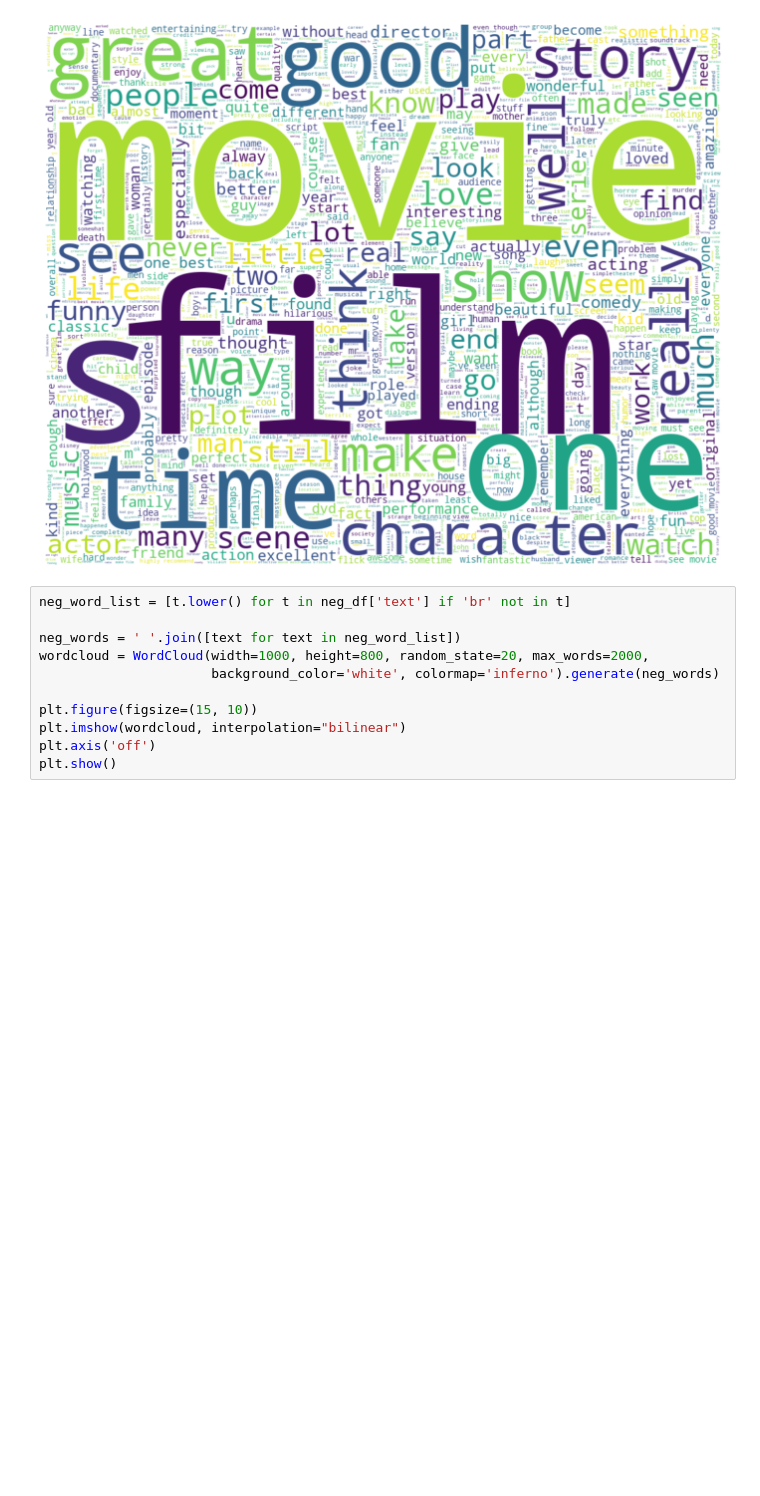
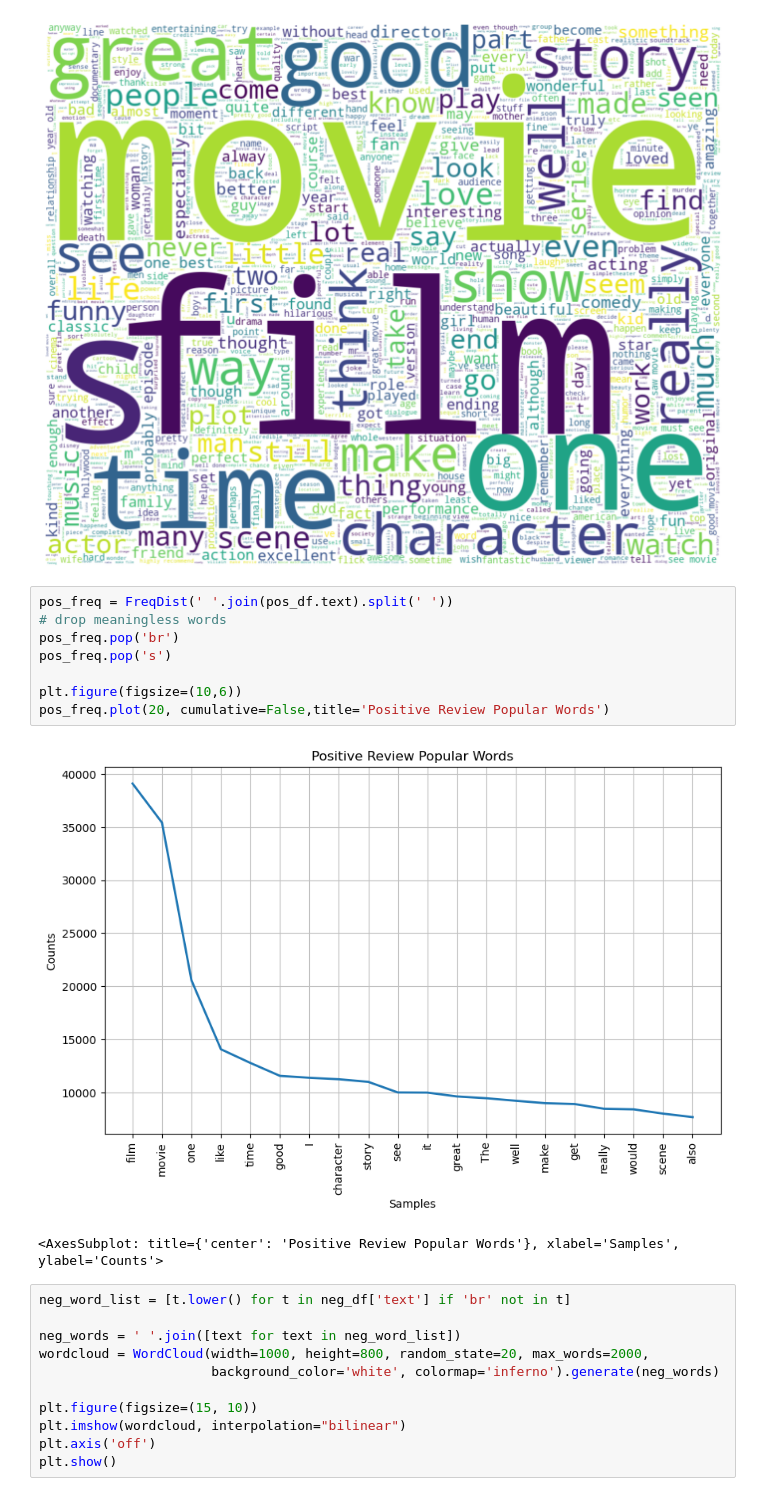
Before and after one commit to carlyle105142/IMDB_Movie_Review_Classification, a Jupyter notebook: text_classification.ipynb, the cells around one changed output. Saved outputs shown, nothing was run; the diff lists cells and outputs as text; blank space fills up the shorter version.

```diff
--- a/text_classification.ipynb
+++ b/text_classification.ipynb
@@ -153,6 +128,17 @@ plt.axis('off')
 plt.show()
 # %% [output]
 [figure]
+# %%
+pos_freq = FreqDist(' '.join(pos_df.text).split(' '))
+# drop meaningless words
+pos_freq.pop('br')
+pos_freq.pop('s')
+
+plt.figure(figsize=(10,6))
+pos_freq.plot(20, cumulative=False,title='Positive Review Popular Words')
+# %% [output]
+[figure, added]
+<AxesSubplot: title={'center': 'Positive Review Popular Words'}, xlabel='Samples', ylabel='Counts'>
 # %%
 neg_word_list = [t.lower() for t in neg_df['text'] if 'br' not in t]
 
```
Also changed, not shown: parts of 17 cells of this notebook, 1 other file.
